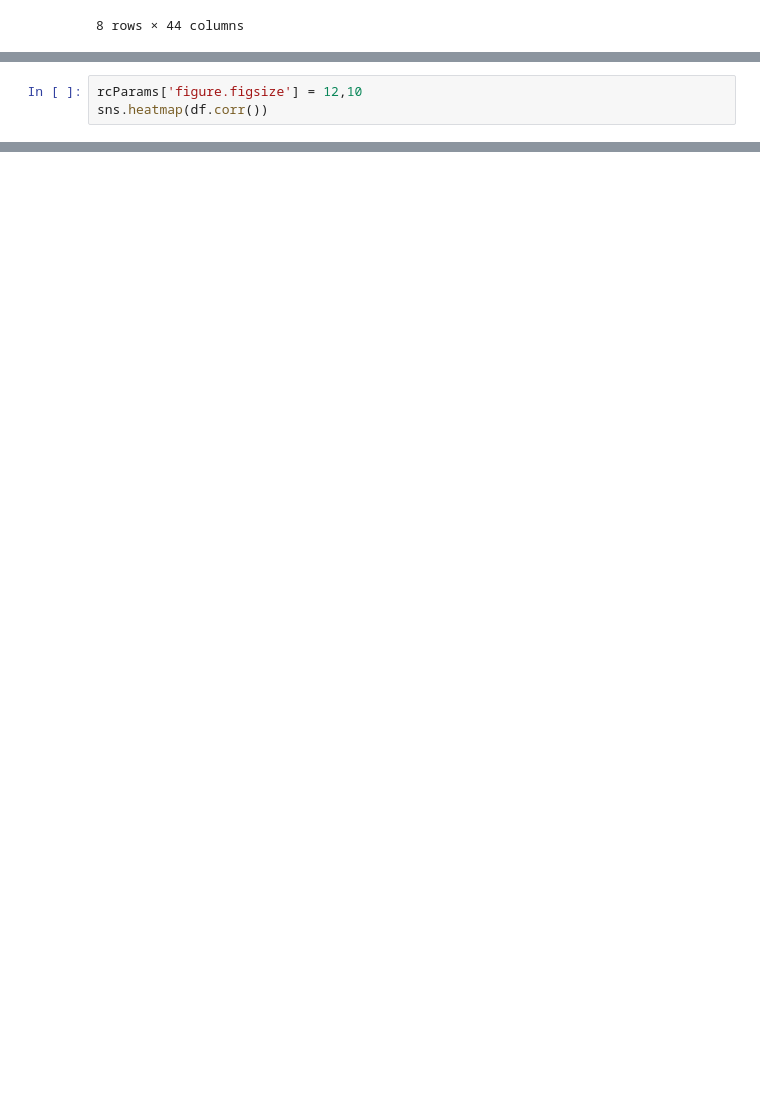
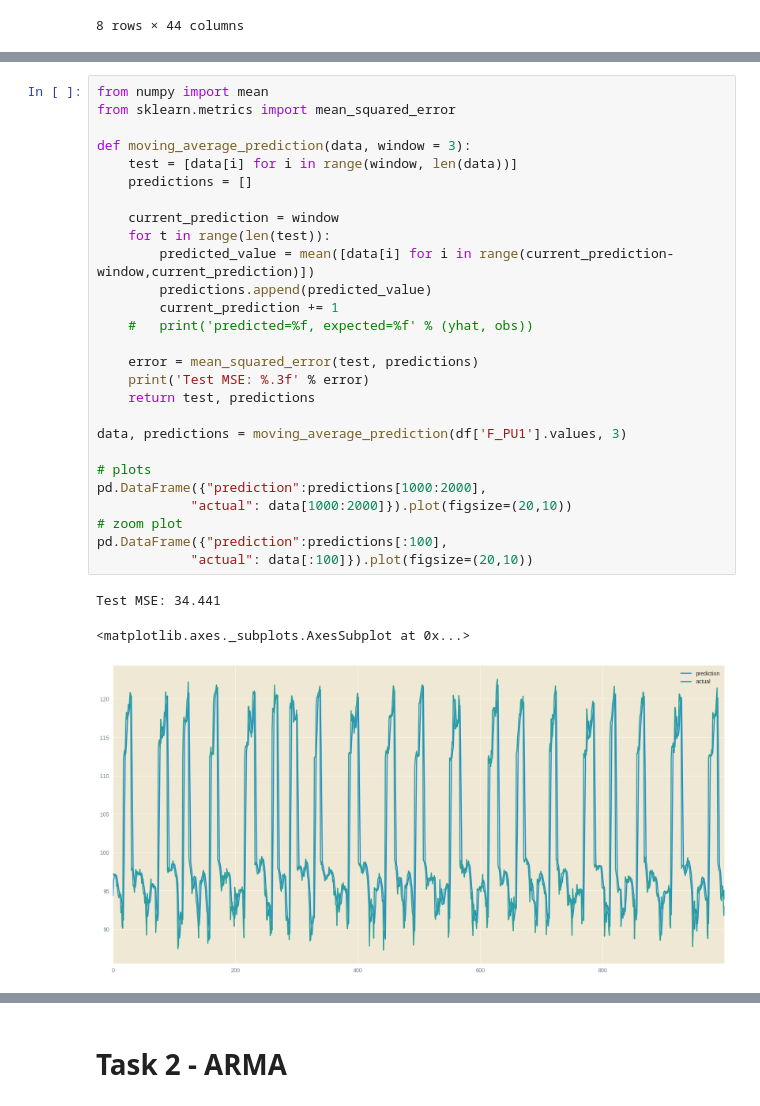
Before and after one commit to mennobo/CS4035_CDA_3, a Jupyter notebook: Assignment 2/Task1.ipynb, the cells around one changed output, grey strips where cells are left out. Saved outputs shown, nothing was run; the diff lists cells and outputs as text; blank space fills up the shorter version.

Commit message:
ARMA on F_PU1

```diff
--- a/Assignment 2/Task1.ipynb
+++ b/Assignment 2/Task1.ipynb
@@ -58,3 +62,0 @@ data_preproc3.plot(figsize=(20,10), x='date')
-# %%
-rcParams['figure.figsize'] = 12,10
-sns.heatmap(df.corr())
@@ -63,0 +75,31 @@ sns.heatmap(df.corr())
+# %%
+from numpy import mean
+from sklearn.metrics import mean_squared_error
+
+def moving_average_prediction(data, window = 3):
+    test = [data[i] for i in range(window, len(data))]
+    predictions = []
+
+    current_prediction = window
+    for t in range(len(test)):
+        predicted_value = mean([data[i] for i in range(current_prediction-window,current_prediction)])
+        predictions.append(predicted_value)
+        current_prediction += 1
+    # 	print('predicted=%f, expected=%f' % (yhat, obs))
+
+    error = mean_squared_error(test, predictions)
+    print('Test MSE: %.3f' % error)
+    return test, predictions
+
+data, predictions = moving_average_prediction(df['F_PU1'].values, 3)
+
+# plots
+pd.DataFrame({"prediction":predictions[1000:2000],
+            "actual": data[1000:2000]}).plot(figsize=(20,10))
+# zoom plot
+pd.DataFrame({"prediction":predictions[:100],
+            "actual": data[:100]}).plot(figsize=(20,10))
+# %% [output]
+Test MSE: 34.441
+<matplotlib.axes._subplots.AxesSubplot at 0x...>
+[figure, added]
@@ -63,0 +107,2 @@ sns.heatmap(df.corr())
+# %% [markdown]
+# Task 2 - ARMA
```
Also changed, not shown: parts of 22 cells of this notebook, 1 other file.
